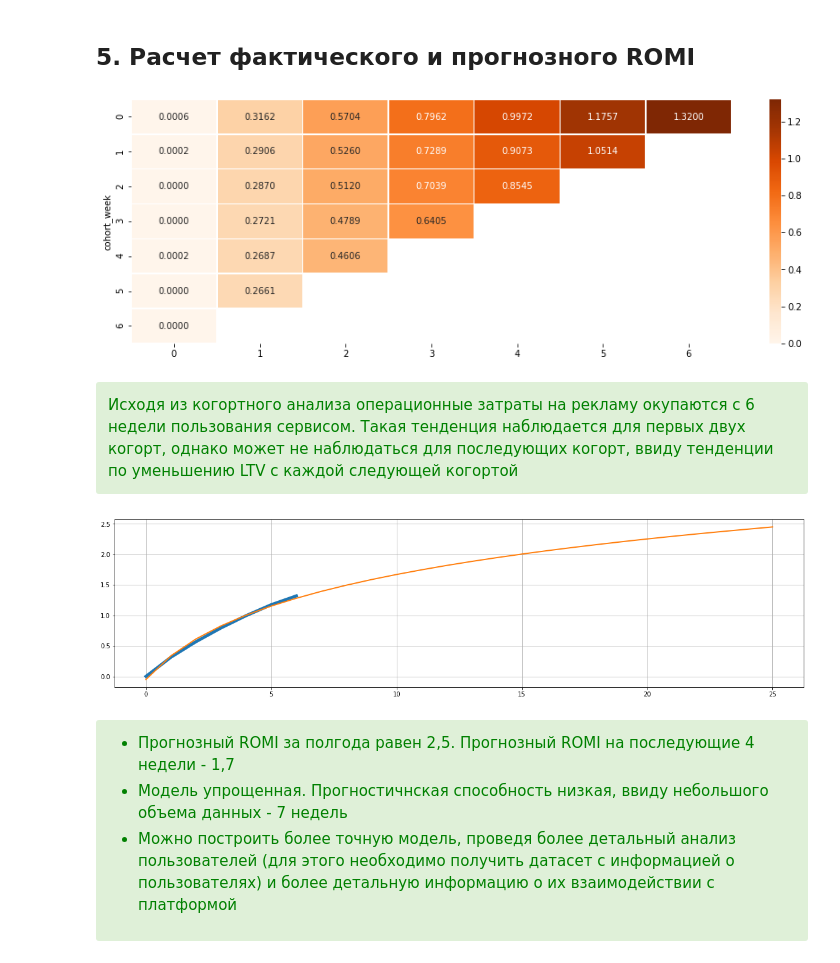
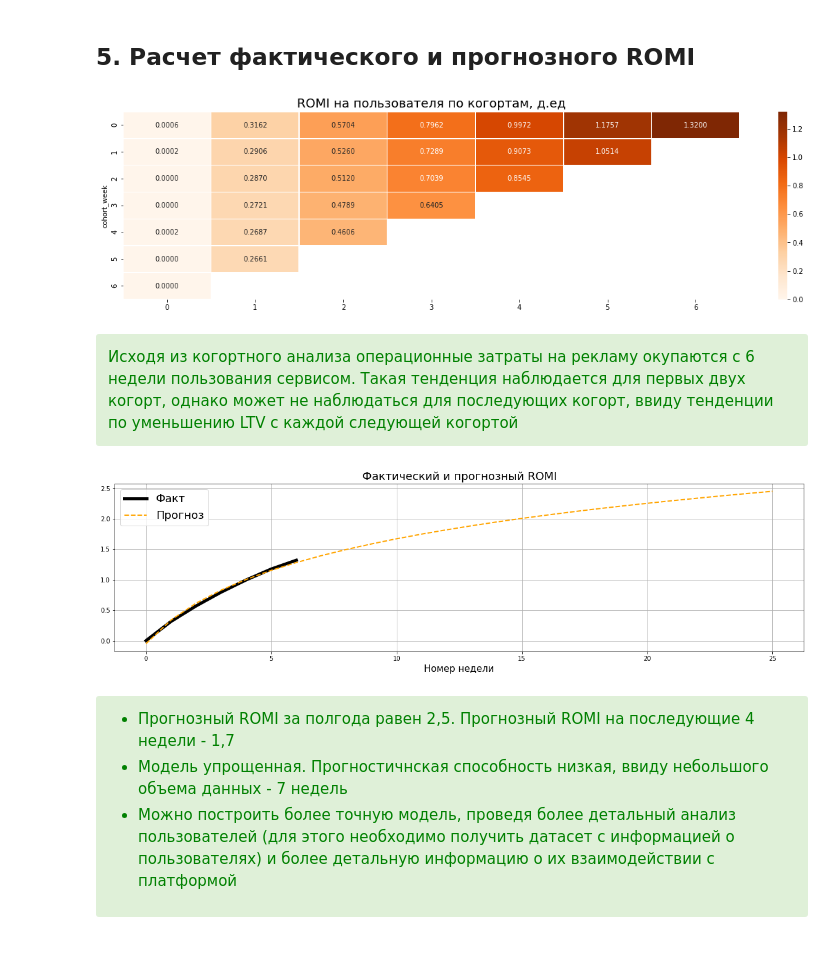
Before and after one commit to Triffonn/Test_task_kivork, a Jupyter notebook: Kivork_test.ipynb, the cells around one changed output. Saved outputs shown, nothing was run; the diff lists cells and outputs as text; code cells hidden in the pictures.

```diff
--- a/Kivork_test.ipynb
+++ b/Kivork_test.ipynb
@@ -253,10 +270,10 @@ def romi(data_ltv,costs_per_user=6):
     return romi
 # %%
 romi_table = romi(ltv_table)
-# %%
-my_heat_map(romi_table)
-# %% [output]
-[figure, removed]
+# %%
+my_heat_map(romi_table,"ROMI на пользователя по когортам, д.ед")
+# %% [output]
+[figure, added]
 # %% [markdown]
 <div class="alert alert-block alert-success"><span style="color:green">
 Исходя из когортного анализа операционные затраты на рекламу окупаются с 6 недели пользования сервисом.
@@ -266,9 +283,9 @@ my_heat_map(romi_table)
 y_test_romi = np.array(list(romi_table.loc[0][0:7]))
 # %%
 y_pred_romi = predict_func (make_list(0,7,1,2), y_test_romi, make_list(0,26,1,2))
-plot_ltv_result(x_test,y_test_romi,x_pred,y_pred_romi)
+plot_ltv_result(x_test,y_test_romi,x_pred,y_pred_romi,'Фактический и прогнозный ROMI')
 # %% [output]
-[figure, old version]
+[figure, new version]
 # %% [markdown]
 <div class="alert alert-block alert-success"><span style="color:green">
 
```
Also changed, not shown: parts of 13 cells of this notebook, 1 other file.
